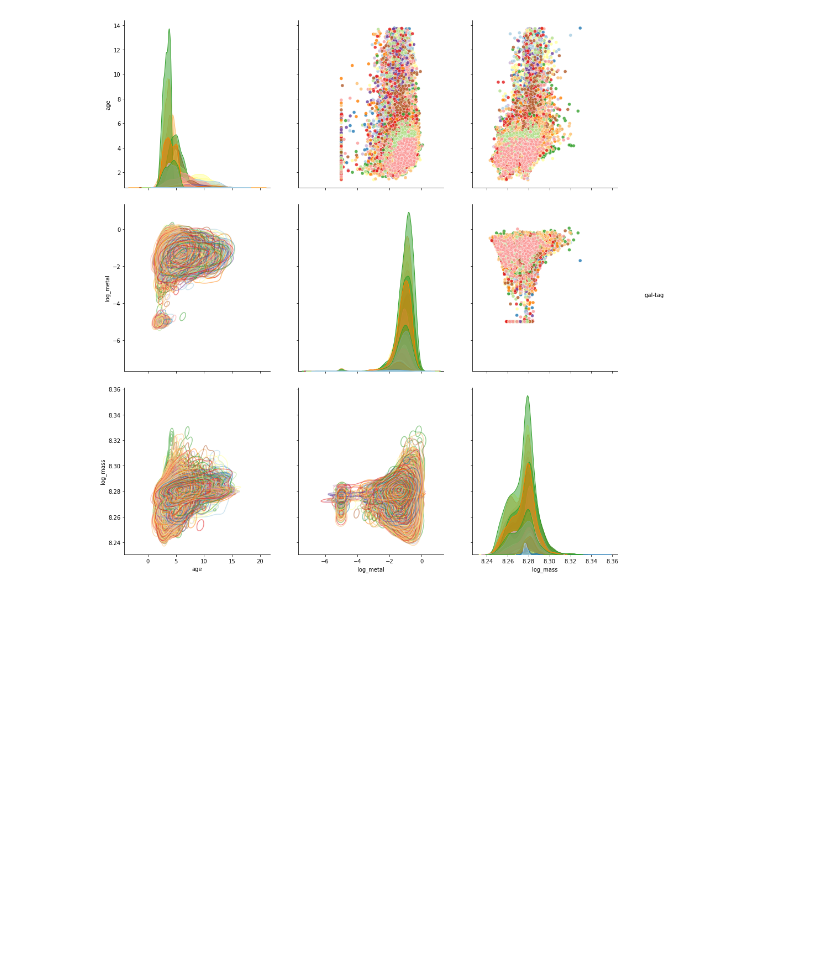
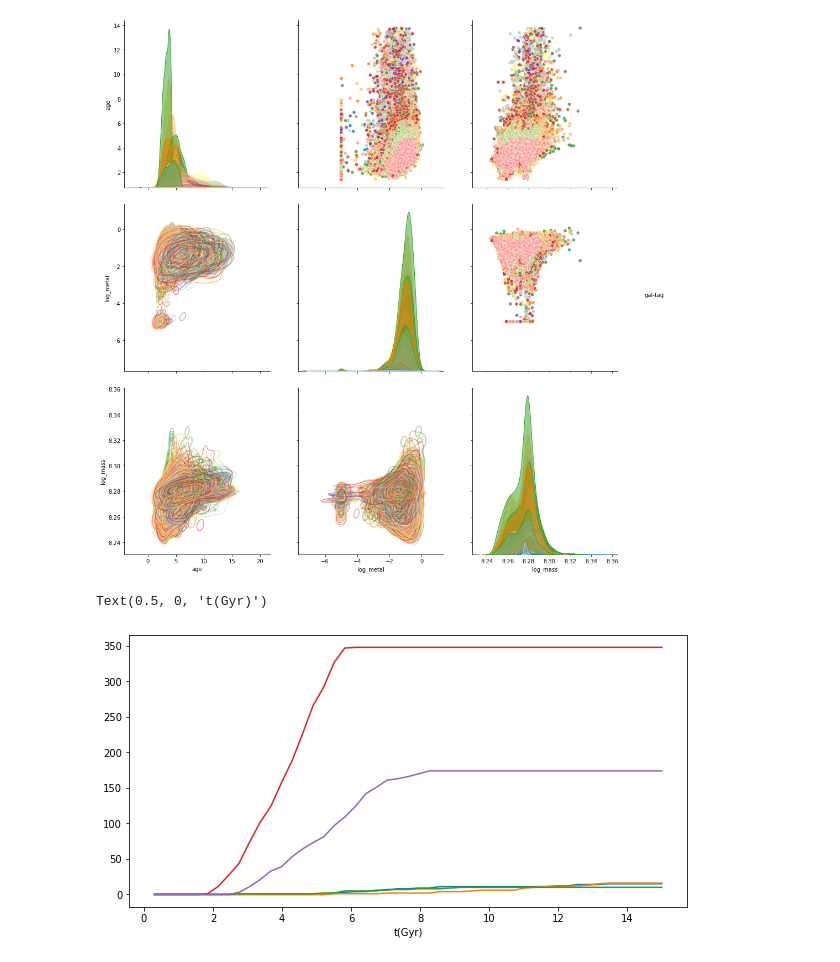
Before and after one commit to nesar/watercolor, a Jupyter notebook: nbs/01_load_sim_stellar_catalog.ipynb, the cells around one changed output. Cells and saved outputs as stored; diff of their text form; code cells hidden in the pictures; blank space fills up the shorter version.

```diff
--- a/nbs/01_load_sim_stellar_catalog.ipynb
+++ b/nbs/01_load_sim_stellar_catalog.ipynb
@@ -131,6 +131,19 @@ g.fig.set_size_inches(15,15)
 # %% [output]
 <Figure size 720x720 with 0 Axes>
 [figure]
+# %%
+#| hide
+
+plt.figure(figsize=(10, 5))
+for gal_tag_idx in range(5):
+    gal_tag_cond = np.where(gal_tag == np.unique(gal_tag)[gal_tag_idx])
+    h, b = np.histogram(age[gal_tag_cond], bins=np.linspace(0, 15, 50));
+    plt.plot(b[1:], np.cumsum(h))
+# plt.yscale('log')
+plt.xlabel('t(Gyr)')
+# %% [output]
+Text(0.5, 0, 't(Gyr)')
+[figure, added]
 # %%
 #| hide
 import nbdev; nbdev.nbdev_export()
```
Also changed, not shown: 16 other files.
